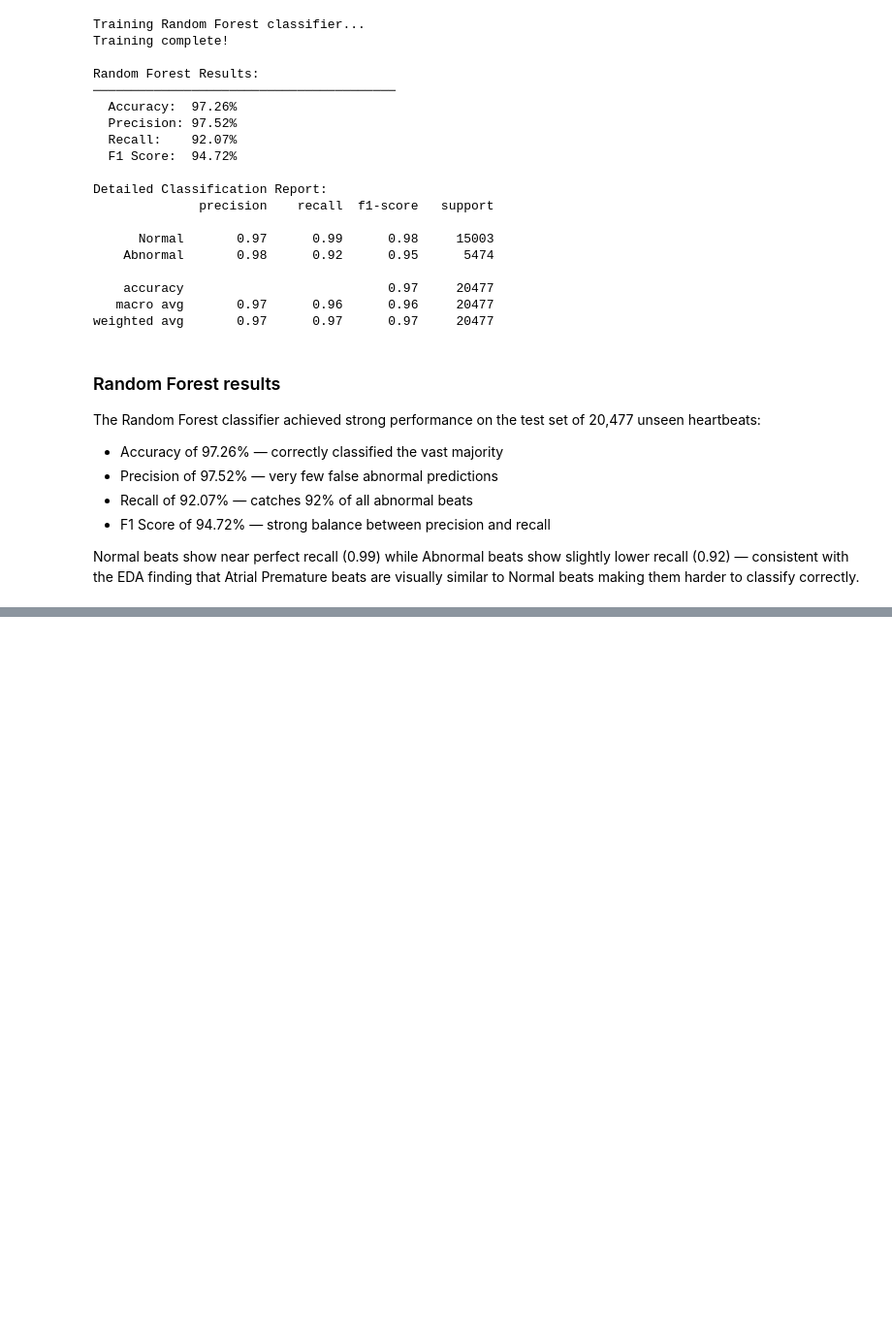
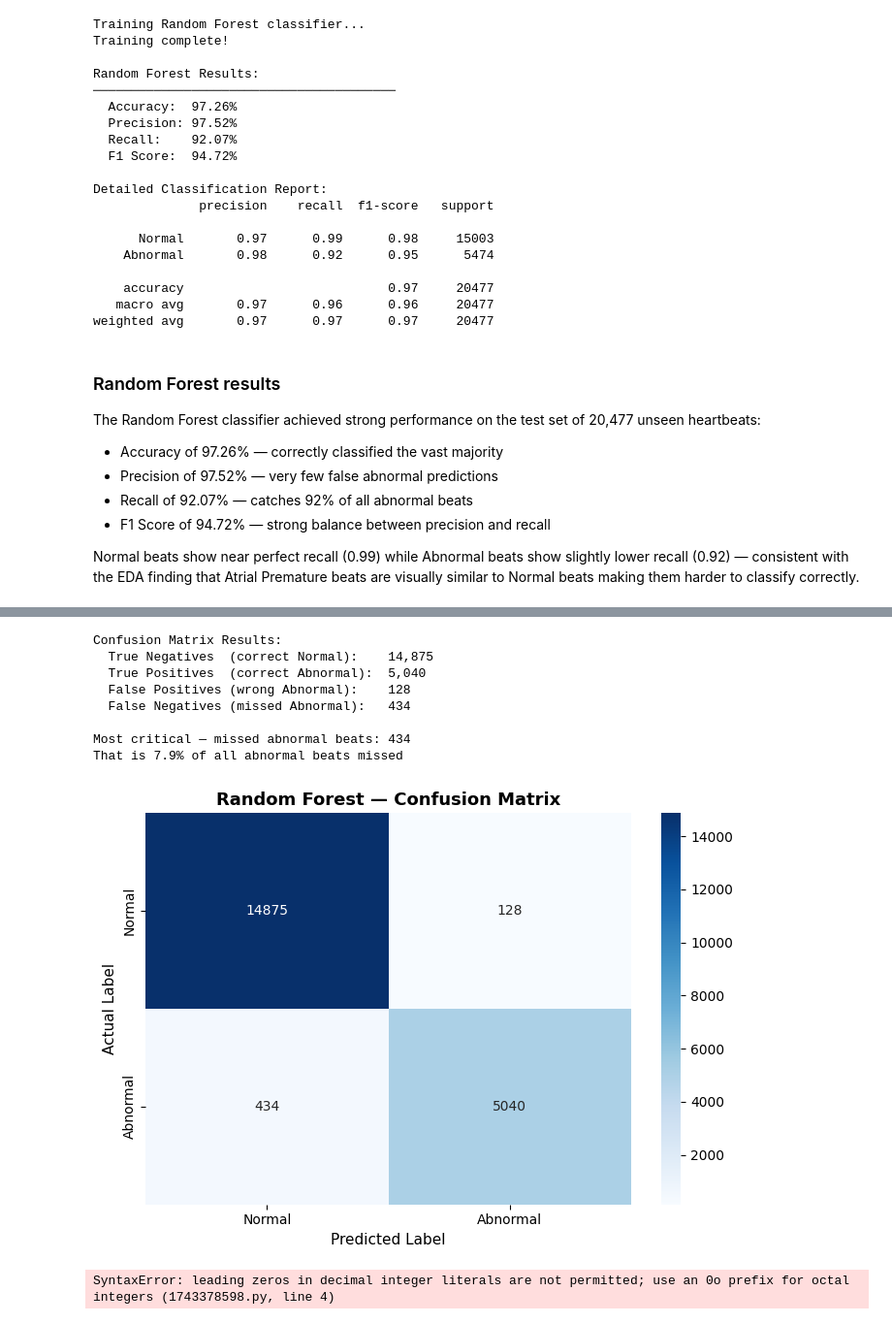
Before and after one commit to saugatpokharel/ecg-heartbeat-classification-xai, a Jupyter notebook: notebooks/04_model_training.ipynb, the cells around one changed output, grey strips where cells are left out. Shown at 97% size. Saved outputs shown, nothing was run; the diff lists cells and outputs as text; code cells hidden in the pictures; blank space fills up the shorter version.

Commit message:
Confusion matrix observations

```diff
--- a/notebooks/04_model_training.ipynb
+++ b/notebooks/04_model_training.ipynb
@@ -211,0 +218,56 @@ making them harder to classify correctly.
+# %%
+# Calculate confusion matrix
+cm = confusion_matrix(y_test, rf_predictions)
+
+# Extract individual values
+tn, fp, fn, tp = cm.ravel()
+
+print("Confusion Matrix Results:")
+print(f"  True Negatives  (correct Normal):    {tn:,}")
+print(f"  True Positives  (correct Abnormal):  {tp:,}")
+print(f"  False Positives (wrong Abnormal):    {fp:,}")
+print(f"  False Negatives (missed Abnormal):   {fn:,}")
+print(f"\nMost critical — missed abnormal beats: {fn:,}")
+print(f"That is {fn/5474*100:.1f}% of all abnormal beats missed")
+
+# Plot confusion matrix as heatmap
+fig, ax = plt.subplots(figsize=(7, 5))
+
+sns.heatmap(cm, annot=True, fmt='d', cmap='Blues',
+            xticklabels=['Normal', 'Abnormal'],
+            yticklabels=['Normal', 'Abnormal'],
+            ax=ax)
+
+ax.set_title('Random Forest — Confusion Matrix', fontsize=13, fontweight='bold')
+ax.set_ylabel('Actual Label', fontsize=11)
+ax.set_xlabel('Predicted Label', fontsize=11)
+plt.tight_layout()
+plt.show()
+# %% [output]
+Confusion Matrix Results:
+  True Negatives  (correct Normal):    14,875
+  True Positives  (correct Abnormal):  5,040
+  False Positives (wrong Abnormal):    128
+  False Negatives (missed Abnormal):   434
+
+Most critical — missed abnormal beats: 434
+That is 7.9% of all abnormal beats missed
+[figure, added]
+# %%
+### Confusion Matrix observations
+
+- 14,875 Normal beats correctly identified (99.1% of all Normal)
+- 5,040 Abnormal beats correctly identified (92.1% of all Abnormal)
+- 128 False Positives — Normal beats incorrectly flagged as Abnormal
+- 434 False Negatives — Abnormal beats missed (7.9% miss rate)
+
+The False Negative rate of 7.9% represents the most clinically
+significant limitation — these are real abnormal heartbeats that
+the model failed to detect. Most of these are likely Atrial
+Premature beats which are visually similar to Normal beats as
+identified during EDA in Phase 3.
+
+The False Positive rate is very low at 128 cases (0.85% of Normal
+beats) meaning the model rarely raises false alarms.
+# %% [output]
+SyntaxError: leading zeros in decimal integer literals are not permitted; use an 0o prefix for octal integers (1743378598.py, line 4)
```
Also changed, not shown: parts of 1 cell of this notebook.
